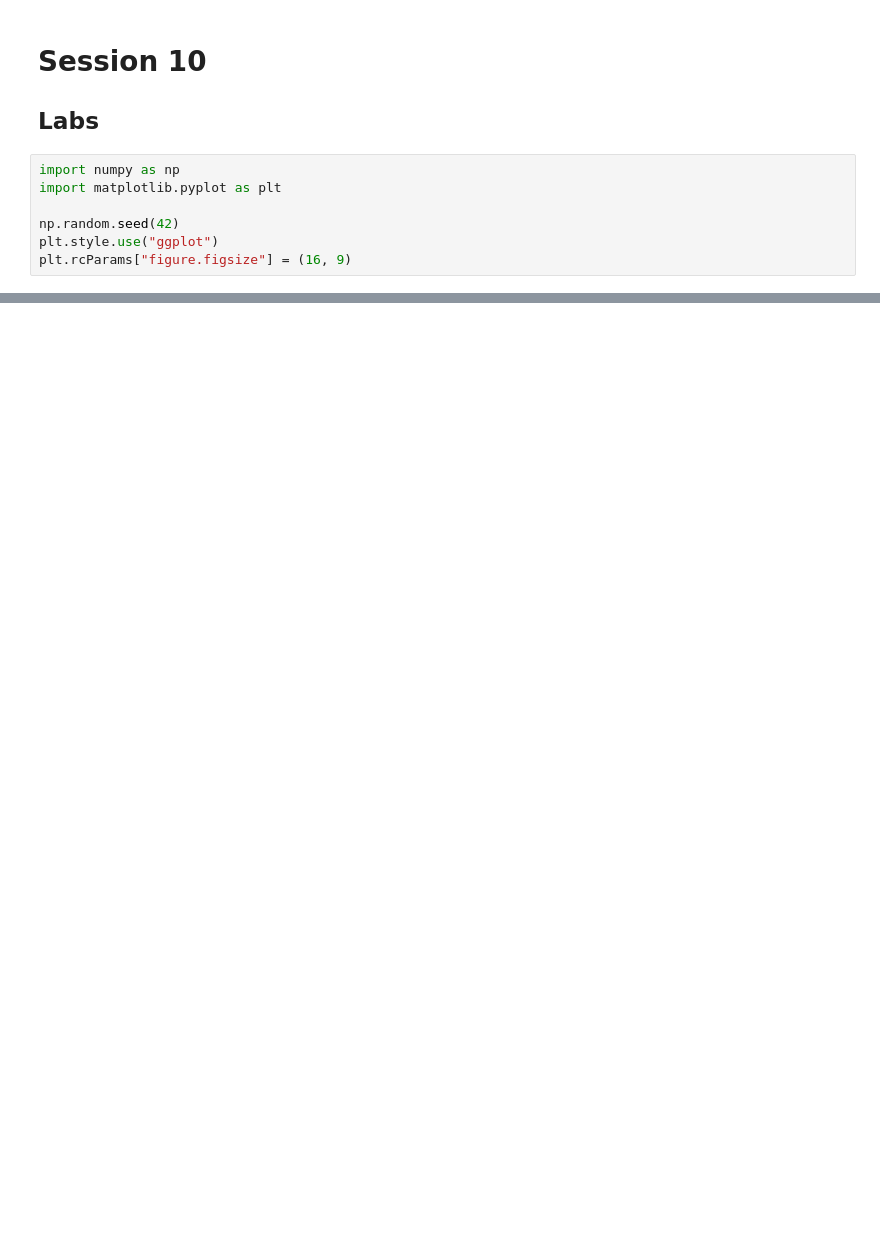
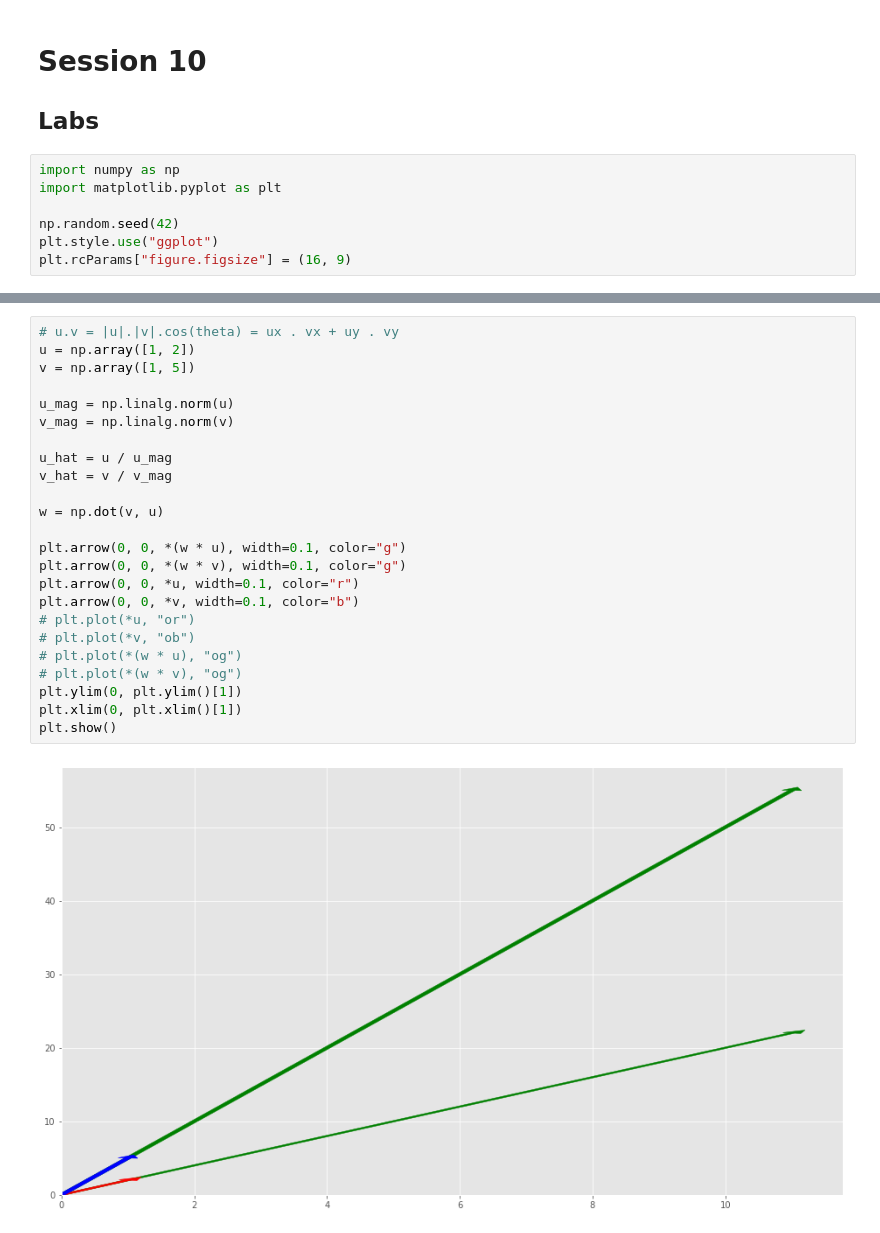
Before and after one commit to HossamKhir/nd089-connect, a Jupyter notebook: notebooks/connect-10.ipynb, the cells around one changed output, grey strips where cells are left out. Cells and saved outputs as stored; diff of their text form; blank space fills up the shorter version.

```diff
--- a/notebooks/connect-10.ipynb
+++ b/notebooks/connect-10.ipynb
@@ -67,0 +136,26 @@ given $M=\begin{bmatrix}-3 & 2 & -5 \\ 2 & -3 & 4 \\ 1 & 1 &1 \end{bmatrix}$, fi
+# %%
+# u.v = |u|.|v|.cos(theta) = ux . vx + uy . vy
+u = np.array([1, 2])
+v = np.array([1, 5])
+
+u_mag = np.linalg.norm(u)
+v_mag = np.linalg.norm(v)
+
+u_hat = u / u_mag
+v_hat = v / v_mag
+
+w = np.dot(v, u)
+
+plt.arrow(0, 0, *(w * u), width=0.1, color="g")
+plt.arrow(0, 0, *(w * v), width=0.1, color="g")
+plt.arrow(0, 0, *u, width=0.1, color="r")
+plt.arrow(0, 0, *v, width=0.1, color="b")
+# plt.plot(*u, "or")
+# plt.plot(*v, "ob")
+# plt.plot(*(w * u), "og")
+# plt.plot(*(w * v), "og")
+plt.ylim(0, plt.ylim()[1])
+plt.xlim(0, plt.xlim()[1])
+plt.show()
+# %% [output]
+[figure, added]
```
Also changed, not shown: parts of 11 cells of this notebook, 1 other file.
